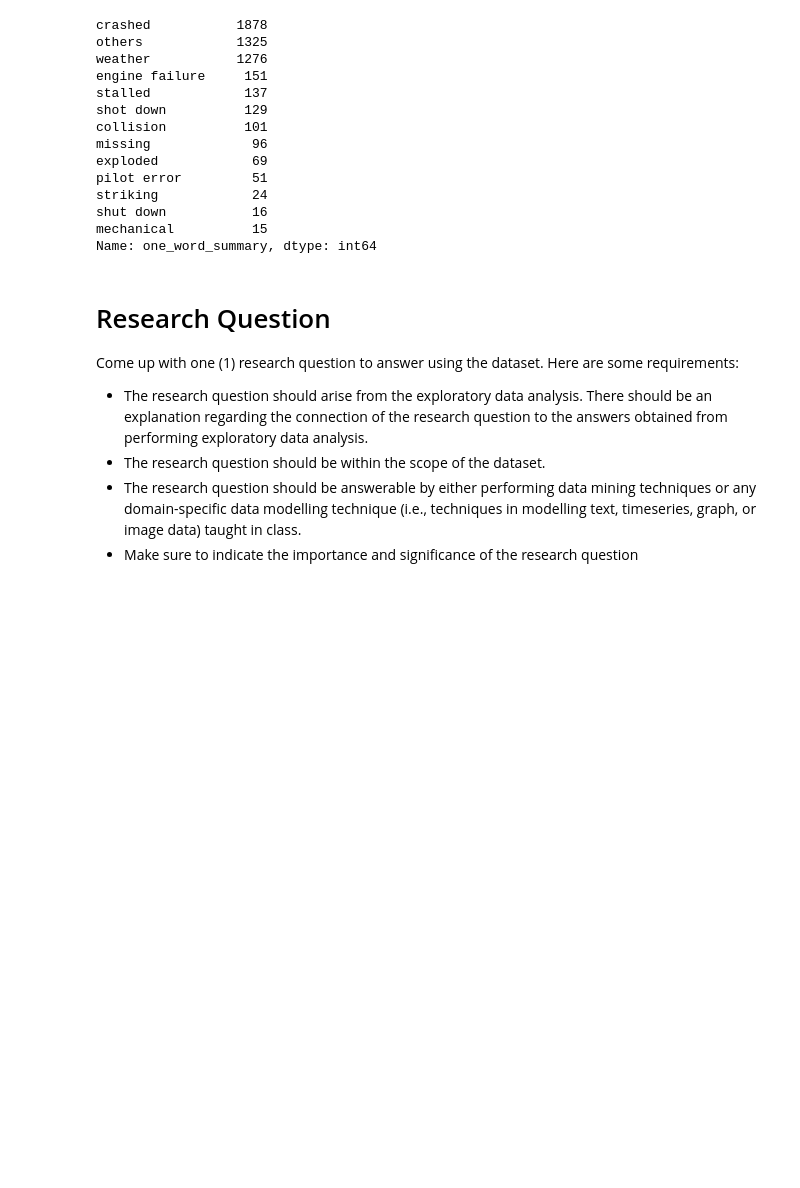
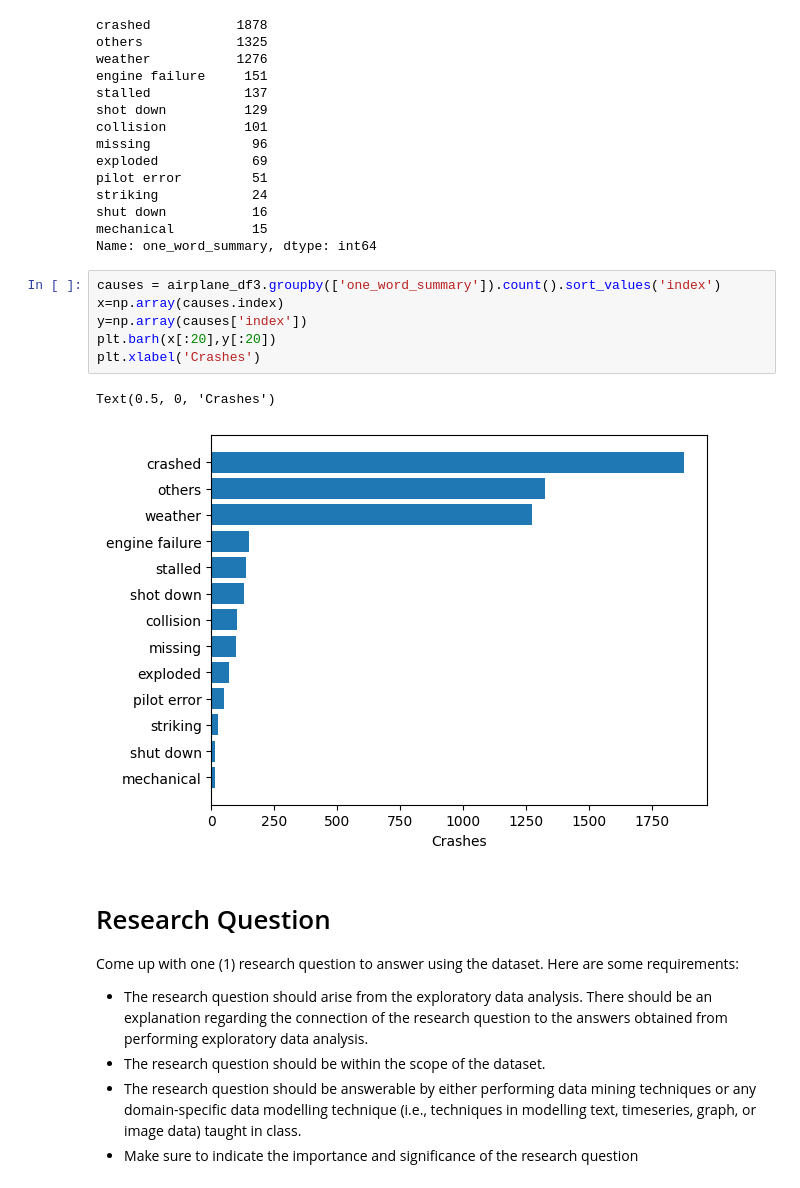
Before and after one commit to samueluy/CSMODEL-5, a Jupyter notebook: csmodel-5-phase-1.ipynb, the cells around one changed output. Drawn from its saved outputs; the diff is of its cells as text; blank space fills up the shorter version.

Commit message:
added a bar graph

```diff
--- a/csmodel-5-phase-1.ipynb
+++ b/csmodel-5-phase-1.ipynb
@@ -240,6 +240,15 @@ striking            24
 shut down           16
 mechanical          15
 Name: one_word_summary, dtype: int64
+# %%
+causes = airplane_df3.groupby(['one_word_summary']).count().sort_values('index')
+x=np.array(causes.index)
+y=np.array(causes['index'])
+plt.barh(x[:20],y[:20])
+plt.xlabel('Crashes')
+# %% [output]
+Text(0.5, 0, 'Crashes')
+[figure, added]
 # %% [markdown]
 # Research Question
 Come up with one (1) research question to answer using the dataset. Here are some
```
